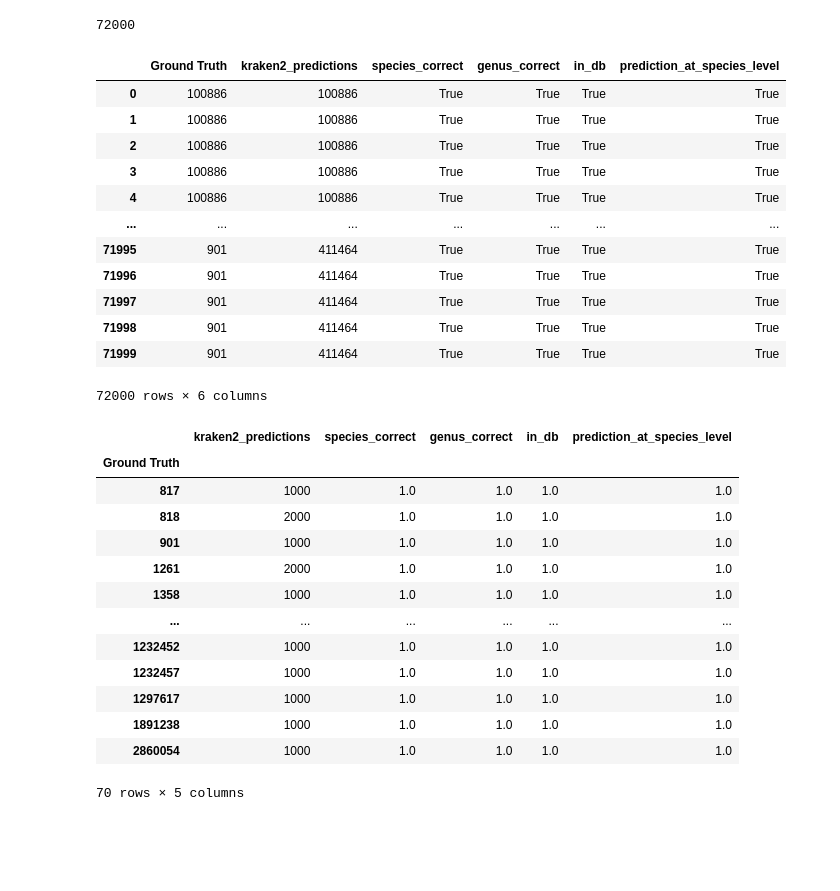
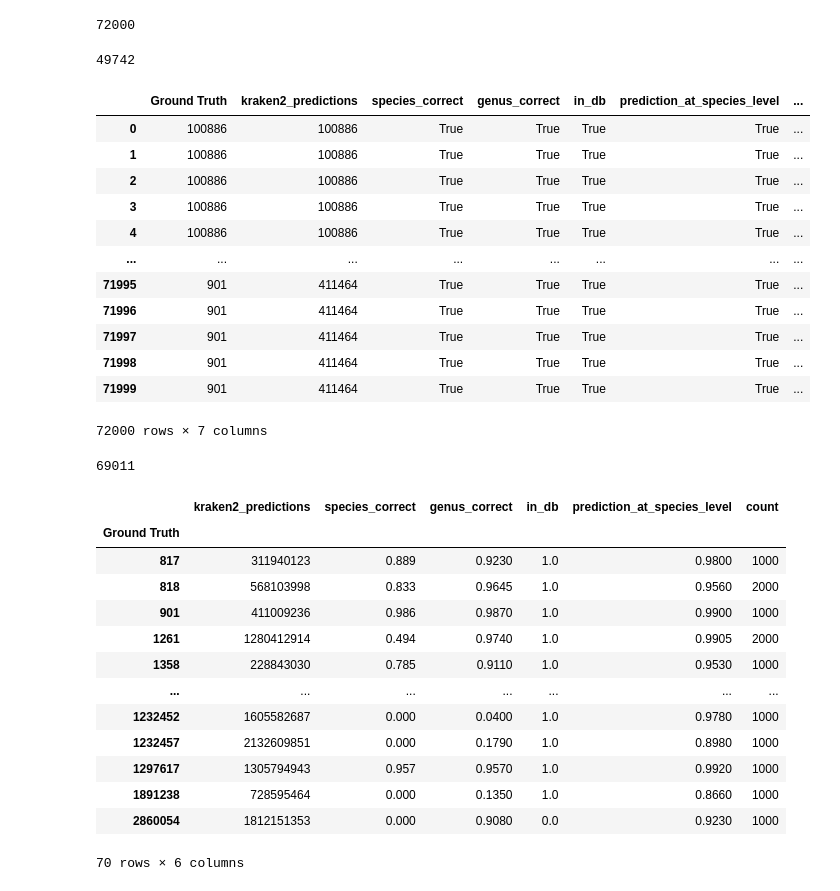
Before and after one commit to GZHoffie/tc-benchmark, a Jupyter notebook: analyzer_results.ipynb, the cells around one changed output. Cells and saved outputs as stored; diff of their text form; code cells hidden in the pictures; blank space fills up the shorter version.

```diff
--- a/analyzer_results.ipynb
+++ b/analyzer_results.ipynb
@@ -56,6 +56,7 @@ def get_level(ID, level='genus'):
     return None
 
 
+
 species_correct = np.full(len(ground_truth), False, dtype=bool)
 genus_correct = np.full(len(ground_truth), False, dtype=bool)
 in_db = np.full(len(ground_truth), False, dtype=bool)
@@ -66,9 +67,14 @@ for i in range(len(ground_truth)):
         species_correct[i] = True
     if get_level(ground_truth[i]) == get_level(kraken2_predictions[i]):
         genus_correct[i] = True
-    if ground_truth[i] in species_set:
+    if get_level(ground_truth[i], 'species') in species_set:
         in_db[i] = True
     rank = ncbi.get_rank([kraken2_predictions[i]])
     if rank is not None and len(rank) != 0:
+        #print(rank[kraken2_predictions[i]])
         if rank[kraken2_predictions[i]] in ['species', 'strain']:
             prediction_at_species_level[i] = True
+# %%
+np.sum(species_correct)
+# %% [output]
+49742
@@ -75,40 +87,45 @@ for i in range(len(ground_truth)):
 # %%
 data = {"Ground Truth": ground_truth, "kraken2_predictions": kraken2_predictions, "species_correct": species_correct,
-        "genus_correct": genus_correct, "in_db": in_db, "prediction_at_species_level": prediction_at_species_level}
+        "genus_correct": genus_correct, "in_db": in_db, "prediction_at_species_level": prediction_at_species_level,
+        "count": np.full(len(ground_truth), 1)}
 result = pd.DataFrame(data)
 result
 # %% [output]
-|  | Ground Truth | kraken2_predictions | species_correct | genus_correct | in_db | prediction_at_species_level |
-| 0 | 100886 | 100886 | True | True | True | True |
-| 1 | 100886 | 100886 | True | True | True | True |
-| 2 | 100886 | 100886 | True | True | True | True |
-| 3 | 100886 | 100886 | True | True | True | True |
-| 4 | 100886 | 100886 | True | True | True | True |
-| ... | ... | ... | ... | ... | ... | ... |
-| 71995 | 901 | 411464 | True | True | True | True |
-| 71996 | 901 | 411464 | True | True | True | True |
-| 71997 | 901 | 411464 | True | True | True | True |
-| 71998 | 901 | 411464 | True | True | True | True |
-| 71999 | 901 | 411464 | True | True | True | True |
+|  | Ground Truth | kraken2_predictions | species_correct | genus_correct | in_db | prediction_at_species_level | ... |
+| 0 | 100886 | 100886 | True | True | True | True | ... |
+| 1 | 100886 | 100886 | True | True | True | True | ... |
+| 2 | 100886 | 100886 | True | True | True | True | ... |
+| 3 | 100886 | 100886 | True | True | True | True | ... |
+| 4 | 100886 | 100886 | True | True | True | True | ... |
+| ... | ... | ... | ... | ... | ... | ... | ... |
+| 71995 | 901 | 411464 | True | True | True | True | ... |
+| 71996 | 901 | 411464 | True | True | True | True | ... |
+| 71997 | 901 | 411464 | True | True | True | True | ... |
+| 71998 | 901 | 411464 | True | True | True | True | ... |
+| 71999 | 901 | 411464 | True | True | True | True | ... |
-72000 rows × 6 columns
+72000 rows × 7 columns
+# %%
+np.sum(result['prediction_at_species_level'])
+# %% [output]
+69011
 # %%
-sum_res = result.groupby('Ground Truth').count()
+sum_res = result.groupby('Ground Truth').sum()
 for feature in ['species_correct', 'genus_correct', 'in_db', 'prediction_at_species_level']:
-    sum_res[feature] /= sum_res['kraken2_predictions']
+    sum_res[feature] /= sum_res['count']
 
 sum_res
 # %% [output]
-|  | kraken2_predictions | species_correct | genus_correct | in_db | prediction_at_species_level |
-| Ground Truth |  |  |  |  |  |
-| 817 | 1000 | 1.0 | 1.0 | 1.0 | 1.0 |
-| 818 | 2000 | 1.0 | 1.0 | 1.0 | 1.0 |
-| 901 | 1000 | 1.0 | 1.0 | 1.0 | 1.0 |
-| 1261 | 2000 | 1.0 | 1.0 | 1.0 | 1.0 |
-| 1358 | 1000 | 1.0 | 1.0 | 1.0 | 1.0 |
-| ... | ... | ... | ... | ... | ... |
-| 1232452 | 1000 | 1.0 | 1.0 | 1.0 | 1.0 |
-| 1232457 | 1000 | 1.0 | 1.0 | 1.0 | 1.0 |
-| 1297617 | 1000 | 1.0 | 1.0 | 1.0 | 1.0 |
-| 1891238 | 1000 | 1.0 | 1.0 | 1.0 | 1.0 |
-| 2860054 | 1000 | 1.0 | 1.0 | 1.0 | 1.0 |
+|  | kraken2_predictions | species_correct | genus_correct | in_db | prediction_at_species_level | count |
+| Ground Truth |  |  |  |  |  |  |
+| 817 | 311940123 | 0.889 | 0.9230 | 1.0 | 0.9800 | 1000 |
+| 818 | 568103998 | 0.833 | 0.9645 | 1.0 | 0.9560 | 2000 |
+| 901 | 411009236 | 0.986 | 0.9870 | 1.0 | 0.9900 | 1000 |
+| 1261 | 1280412914 | 0.494 | 0.9740 | 1.0 | 0.9905 | 2000 |
+| 1358 | 228843030 | 0.785 | 0.9110 | 1.0 | 0.9530 | 1000 |
+| ... | ... | ... | ... | ... | ... | ... |
+| 1232452 | 1605582687 | 0.000 | 0.0400 | 1.0 | 0.9780 | 1000 |
+| 1232457 | 2132609851 | 0.000 | 0.1790 | 1.0 | 0.8980 | 1000 |
+| 1297617 | 1305794943 | 0.957 | 0.9570 | 1.0 | 0.9920 | 1000 |
+| 1891238 | 728595464 | 0.000 | 0.1350 | 1.0 | 0.8660 | 1000 |
+| 2860054 | 1812151353 | 0.000 | 0.9080 | 0.0 | 0.9230 | 1000 |
-70 rows × 5 columns
+70 rows × 6 columns
```
Also changed, not shown: parts of 8 cells of this notebook, 2 other files.
